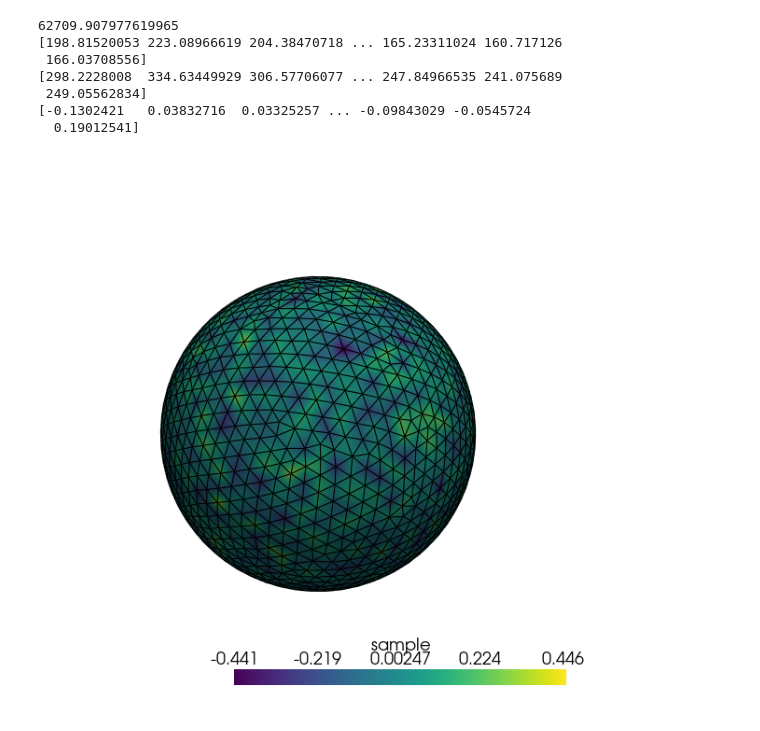
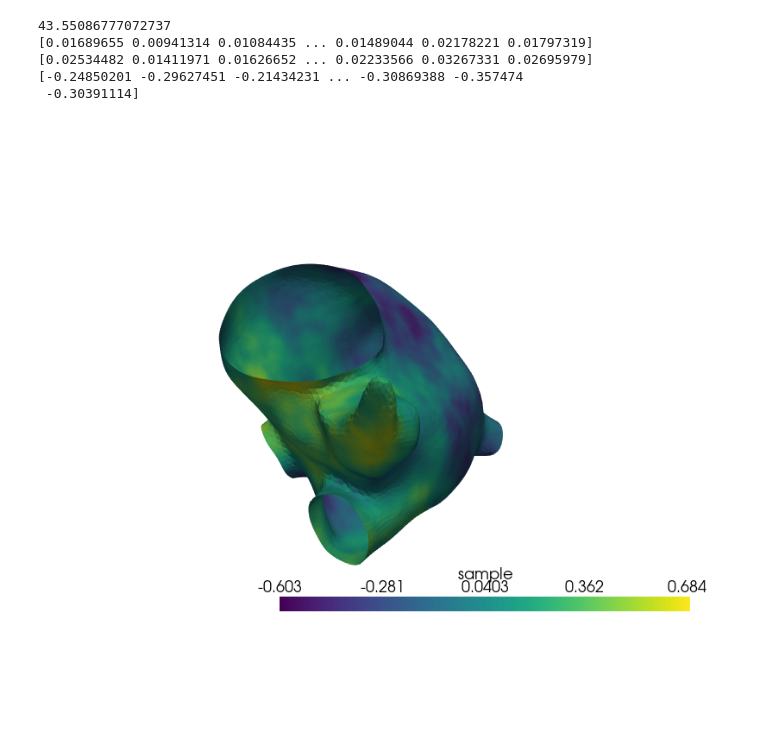
Before and after one commit to UQatKIT/LS-Prior, a Jupyter notebook: examples/builder.ipynb, the cells around one changed output. Drawn from its saved outputs; the diff is of its cells as text; code cells hidden in the pictures; blank space fills up the shorter version.

Commit message:
example: Add atrial surface mesh

```diff
--- a/examples/builder.ipynb
+++ b/examples/builder.ipynb
@@ -5,5 +5,7 @@ import pyvista as pv
 from mpi4py import MPI
 
 from ls_prior import builder
+
+pv.global_theme.jupyter_backend = "static"
 # %%
 mpi_communicator = MPI.COMM_WORLD
@@ -21,8 +22,9 @@ Warning : Gmsh has aleady been initialized
 prior_settings = builder.BilaplacianPriorSettings(
     mesh=mesh,
     mean_vector=mean_vector,
-    kappa=100,
-    tau=0.01,
+    kappa=0.1,
+    tau=10,
+    mpi_communicator=mpi_communicator,
 )
 prior_builder = builder.BilaplacianPriorBuilder(prior_settings)
 bilaplace_prior = prior_builder.build()
@@ -30,31 +32,30 @@ bilaplace_prior = prior_builder.build()
 test_vector_1 = np.ones_like(mean_vector)
 test_vector_2 = 2*np.ones_like(mean_vector)
 test_vector_3 = 3*np.ones_like(mean_vector)
+
 cost = bilaplace_prior.evaluate_cost(test_vector_1)
 grad = bilaplace_prior.evaluate_gradient(test_vector_2)
 hvp = bilaplace_prior.evaluate_hessian_vector_product(test_vector_3)
 sample = bilaplace_prior.generate_sample()
+
 print(cost)
 print(grad)
 print(hvp)
 print(sample)
 # %% [output]
-62709.907977619965
-[198.81520053 223.08966619 204.38470718 ... 165.23311024 160.717126
- 166.03708556]
-[298.2228008  334.63449929 306.57706077 ... 247.84966535 241.075689
- 249.05562834]
-[-0.1302421   0.03832716  0.03325257 ... -0.09843029 -0.0545724
-  0.19012541]
+43.55086777072737
+[0.01689655 0.00941314 0.01084435 ... 0.01489044 0.02178221 0.01797319]
+[0.02534482 0.01411971 0.01626652 ... 0.02233566 0.03267331 0.02695979]
+[-0.24850201 -0.29627451 -0.21434231 ... -0.30869388 -0.357474
+ -0.30391114]
 # %%
-mesh_vertices = mesh.geometry.x
-mesh_faces = mesh.geometry.dofmap
-mesh_faces = np.hstack([np.full((mesh_faces.shape[0], 1), 3), mesh_faces])
+vertices = mesh.geometry.x
+simplices = mesh.geometry.dofmap
 
-pv_mesh = pv.PolyData(mesh_vertices, mesh_faces)
+pv_mesh = pv.PolyData.from_regular_faces(vertices, simplices)
 pv_mesh.point_data["sample"] = sample
 plotter = pv.Plotter()
-plotter.add_mesh(pv_mesh, scalars="sample", cmap="viridis", show_edges=True, show_scalar_bar=True)
-plotter.show(window_size=[600, 600])
+plotter.add_mesh(pv_mesh, scalars="sample", cmap="viridis", show_edges=False, show_scalar_bar=True)
+plotter.show(window_size=[800, 600])
 # %% [output]
-[figure, old version]
+[figure, new version]
```
Also changed, not shown: parts of 2 cells of this notebook, 3 other files.
